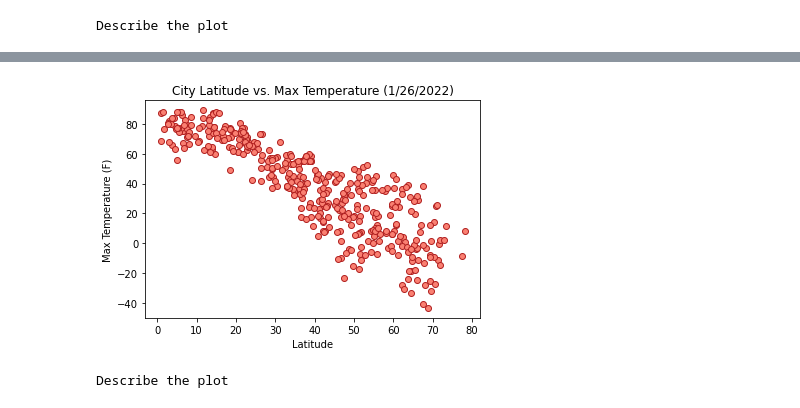
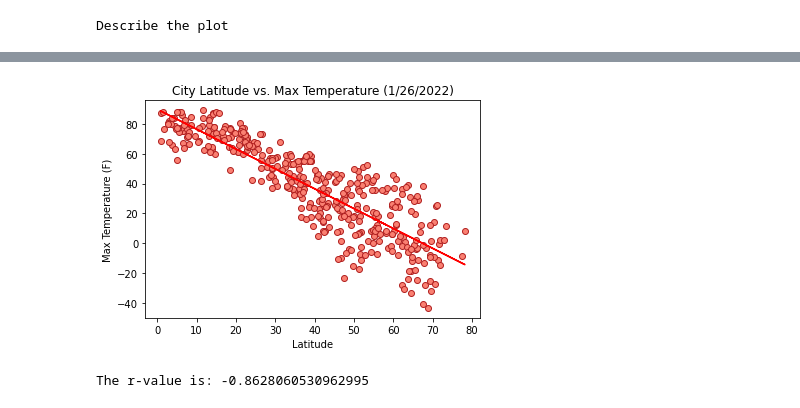
Before and after one commit to ennegineer/06-pythonAPIHW, a Jupyter notebook: WeatherPy/WeatherPy.ipynb, the cells around one changed output, grey strips where cells are left out. Saved outputs shown, nothing was run; the diff lists cells and outputs as text; code cells hidden in the pictures.

```diff
--- a/WeatherPy/WeatherPy.ipynb
+++ b/WeatherPy/WeatherPy.ipynb
@@ -198,14 +198,20 @@ southdata = citydf[citydf['Lat'] < 0]
 | ushuaia | -54.8000 | -68.3000 | 49.66 | 76 | 75 | 23.02 | AR | 1643255048 |
 # %%
 # Northern Hemisphere: Max Temp vs. Latitude Linear Regression
+
+(slope, intercept, rvalue, pvalue, stderr) = linregress(northdata['Lat'], northdata['Max Temp'])
+regress_values = northdata['Lat'] * slope + intercept
+
 plt.scatter(northdata['Lat'], northdata['Max Temp'], color="salmon", edgecolor="firebrick")
+plt.plot(northdata['Lat'],regress_values,"r-")
 plt.title("City Latitude vs. Max Temperature (1/26/2022)")
 plt.xlabel("Latitude")
 plt.ylabel("Max Temperature (F)")
 plt.show()
-print(f"The r-value is: ")
+print(f"The r-value is: {rvalue}")
+# Explain what linear regression is modeling - describe relationships I notice or other analysis
 # %% [output]
-[figure, old version]
+[figure, new version]
-Describe the plot
+The r-value is: -0.8628060530962995
 # %%
 # Southern Hemisphere: Max Temp vs. Latitude Linear Regression
```
Also changed, not shown: parts of 7 cells of this notebook.
